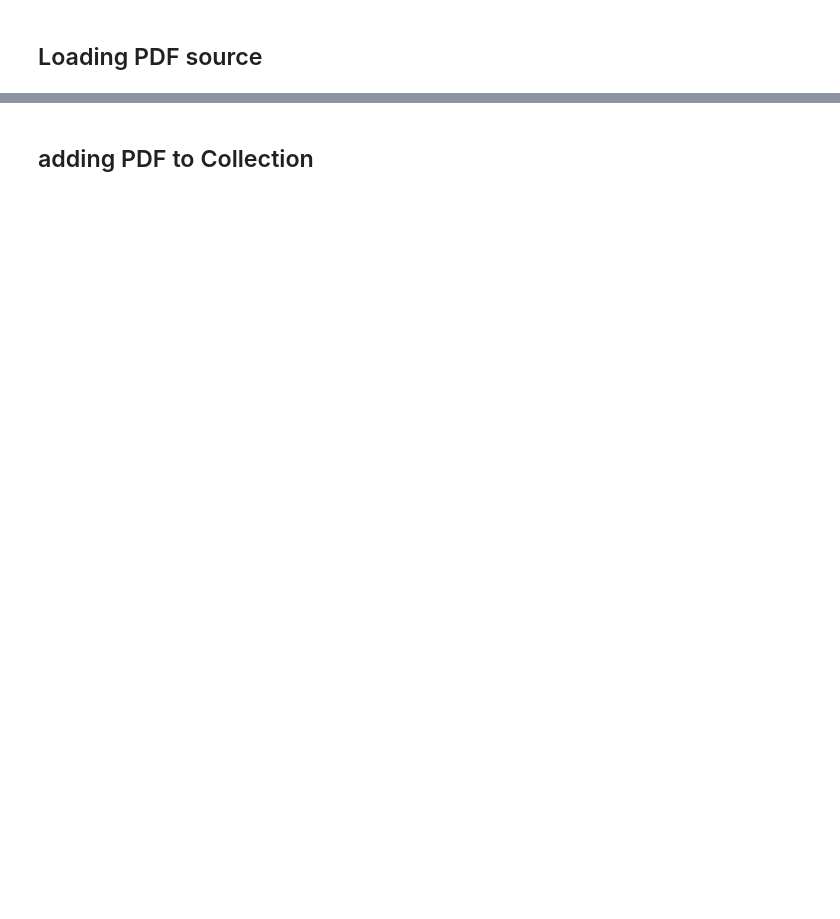
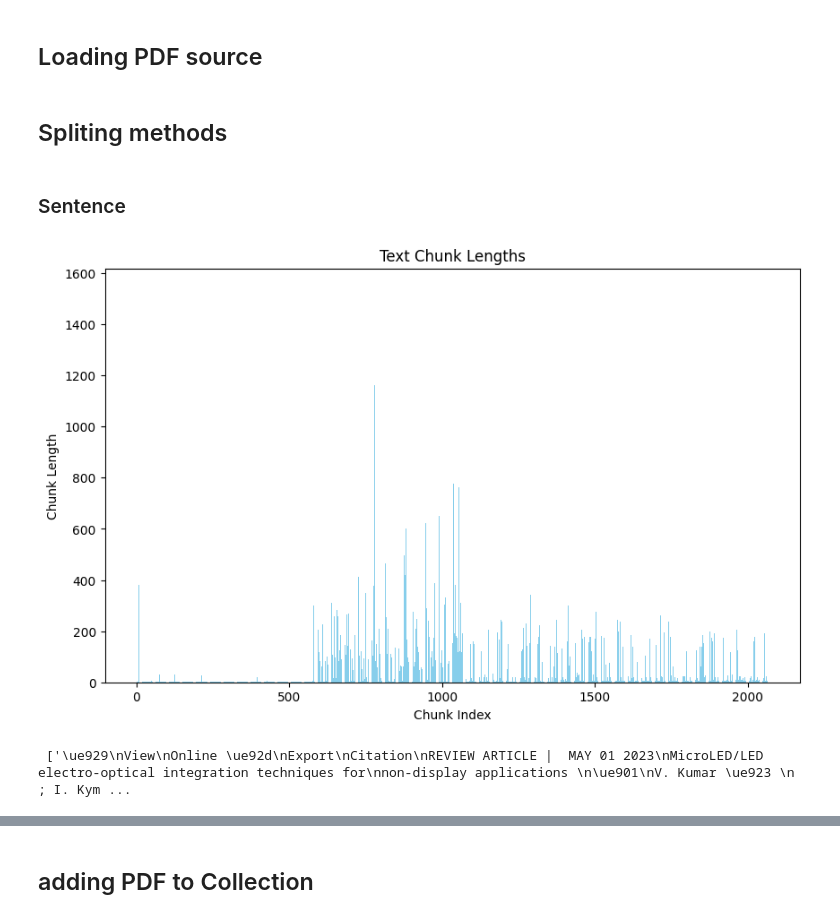
Before and after one commit to MAMMAD1381/RAG, a Jupyter notebook: main.ipynb, the cells around one changed output, grey strips where cells are left out. Cells and saved outputs as stored; diff of their text form; code cells hidden in the pictures; blank space fills up the shorter version.

Commit message:
and TextPreprocessor class and using different text splitting methods

```diff
--- a/main.ipynb
+++ b/main.ipynb
@@ -630,0 +680,12 @@ contexts = preprocess_text(text)
+# %% [markdown]
+## Spliting methods
+# %% [markdown]
+### Sentence
+# %%
+text_preprocessor = TextPreProcessor('sentence')
+contexts = text_preprocessor.preprocess(text)
+text_preprocessor.visualize_chunks(contexts)
+print('\n', contexts)
+# %% [output]
+[figure, added]
+ ['\ue929\nView\nOnline \ue92d\nExport\nCitation\nREVIEW ARTICLE |  MAY 01 2023\nMicroLED/LED electro-optical integration techniques for\nnon-display applications \n\ue901\nV. Kumar \ue923 \n ; I. Kym ...
```
Also changed, not shown: parts of 18 cells of this notebook.
